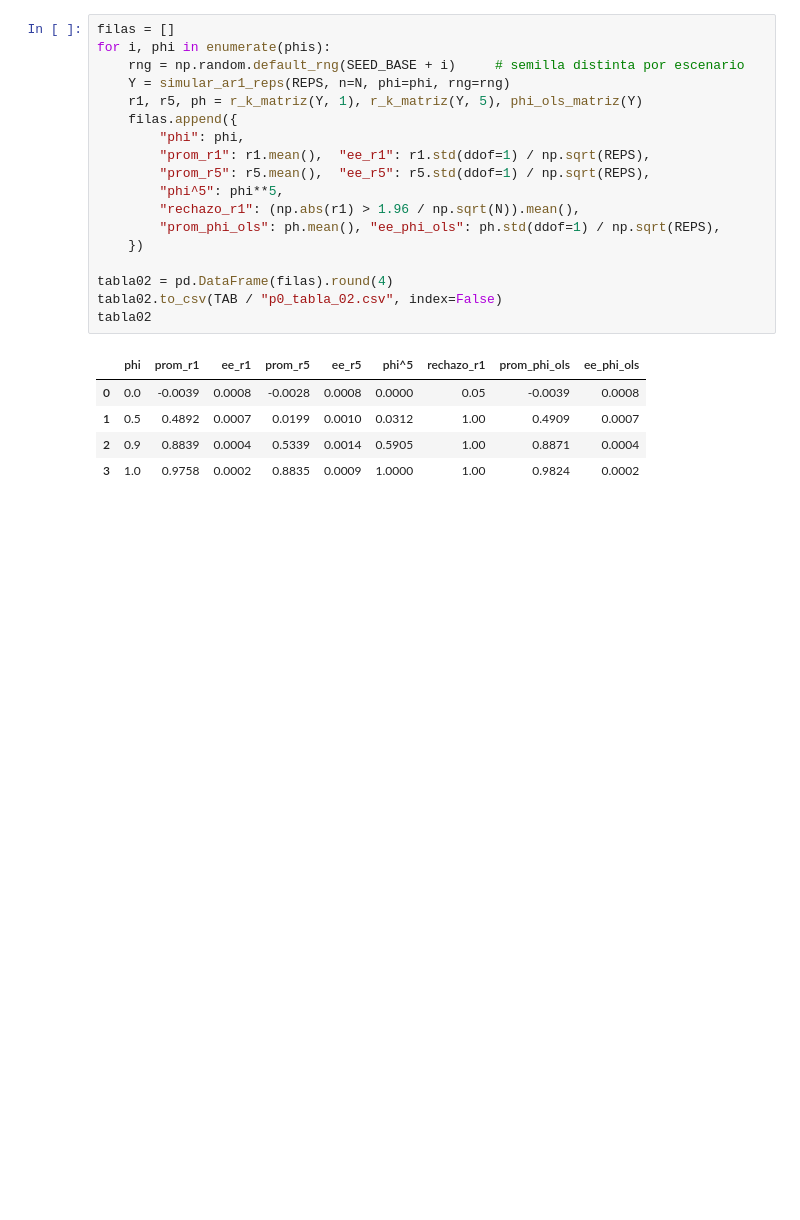
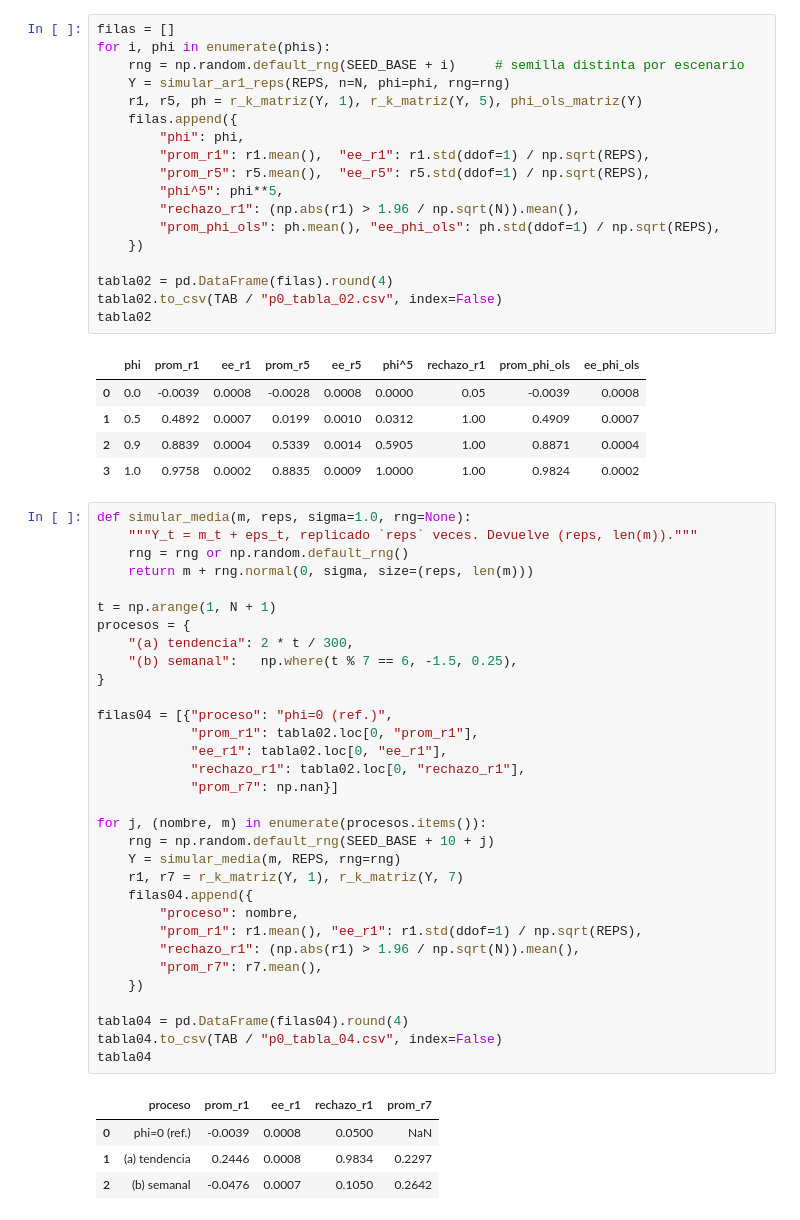
Before and after one commit to xNoksS/bi-tarea4-series-de-tiempo, a Jupyter notebook: Tarea4.ipynb, the cells around one changed output. Drawn from its saved outputs; the diff is of its cells as text; blank space fills up the shorter version.

```diff
--- a/Tarea4.ipynb
+++ b/Tarea4.ipynb
@@ -121,3 +121,40 @@ tabla02
 | 1 | 0.5 | 0.4892 | 0.0007 | 0.0199 | 0.0010 | 0.0312 | 1.00 | 0.4909 | 0.0007 |
 | 2 | 0.9 | 0.8839 | 0.0004 | 0.5339 | 0.0014 | 0.5905 | 1.00 | 0.8871 | 0.0004 |
 | 3 | 1.0 | 0.9758 | 0.0002 | 0.8835 | 0.0009 | 1.0000 | 1.00 | 0.9824 | 0.0002 |
+# %%
+def simular_media(m, reps, sigma=1.0, rng=None):
+    """Y_t = m_t + eps_t, replicado `reps` veces. Devuelve (reps, len(m))."""
+    rng = rng or np.random.default_rng()
+    return m + rng.normal(0, sigma, size=(reps, len(m)))
+
+t = np.arange(1, N + 1)
+procesos = {
+    "(a) tendencia": 2 * t / 300,
+    "(b) semanal":   np.where(t % 7 == 6, -1.5, 0.25),
+}
+
+filas04 = [{"proceso": "phi=0 (ref.)",
+            "prom_r1": tabla02.loc[0, "prom_r1"],
+            "ee_r1": tabla02.loc[0, "ee_r1"],
+            "rechazo_r1": tabla02.loc[0, "rechazo_r1"],
+            "prom_r7": np.nan}]
+
+for j, (nombre, m) in enumerate(procesos.items()):
+    rng = np.random.default_rng(SEED_BASE + 10 + j)
+    Y = simular_media(m, REPS, rng=rng)
+    r1, r7 = r_k_matriz(Y, 1), r_k_matriz(Y, 7)
+    filas04.append({
+        "proceso": nombre,
+        "prom_r1": r1.mean(), "ee_r1": r1.std(ddof=1) / np.sqrt(REPS),
+        "rechazo_r1": (np.abs(r1) > 1.96 / np.sqrt(N)).mean(),
+        "prom_r7": r7.mean(),
+    })
+
+tabla04 = pd.DataFrame(filas04).round(4)
+tabla04.to_csv(TAB / "p0_tabla_04.csv", index=False)
+tabla04
+# %% [output]
+|  | proceso | prom_r1 | ee_r1 | rechazo_r1 | prom_r7 |
+| 0 | phi=0 (ref.) | -0.0039 | 0.0008 | 0.0500 | NaN |
+| 1 | (a) tendencia | 0.2446 | 0.0008 | 0.9834 | 0.2297 |
+| 2 | (b) semanal | -0.0476 | 0.0007 | 0.1050 | 0.2642 |
```
Also changed, not shown: parts of 4 cells of this notebook, 2 other files.
